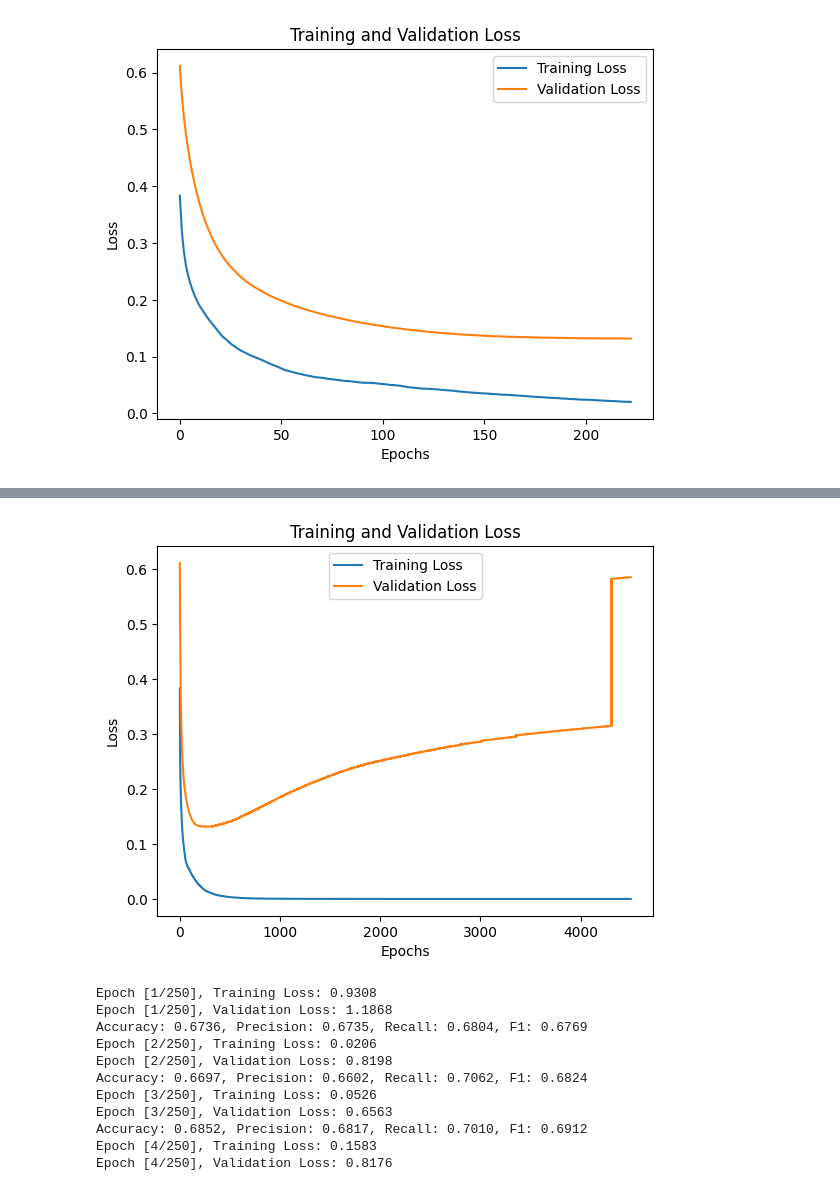
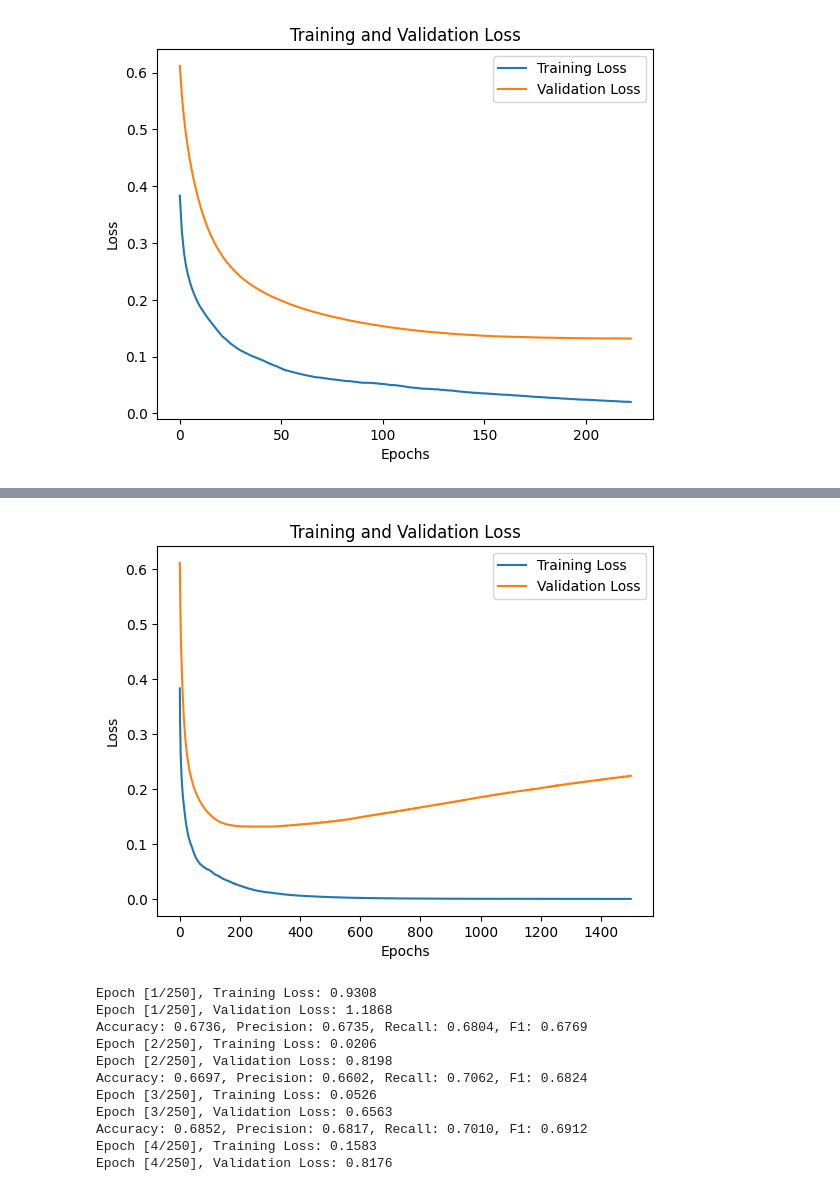
Before and after one commit to EMREEGEDUKK/MultiLayerPerceptronPytorch, a Jupyter notebook: mlp.ipynb, the cells around one changed output, grey strips where cells are left out. Cells and saved outputs as stored; diff of their text form; code cells hidden in the pictures.

```diff
--- a/mlp.ipynb
+++ b/mlp.ipynb
@@ -386,7 +386,7 @@ criterion = nn.BCELoss()
 optimizer = torch.optim.SGD(model.parameters(), lr=0.0006)
 
 
-numEpochs = 4500
+numEpochs = 1500
 batchSize = 16
 trainLosses = []
 validLosses = []
@@ -454,4 +454,4 @@ Accuracy: 0.95
-[figure, old version]
+[figure, new version]
 # %%
 # regülariyasyon yöntemleri eklendi
 
```
Also changed, not shown: parts of 1 cell of this notebook.
